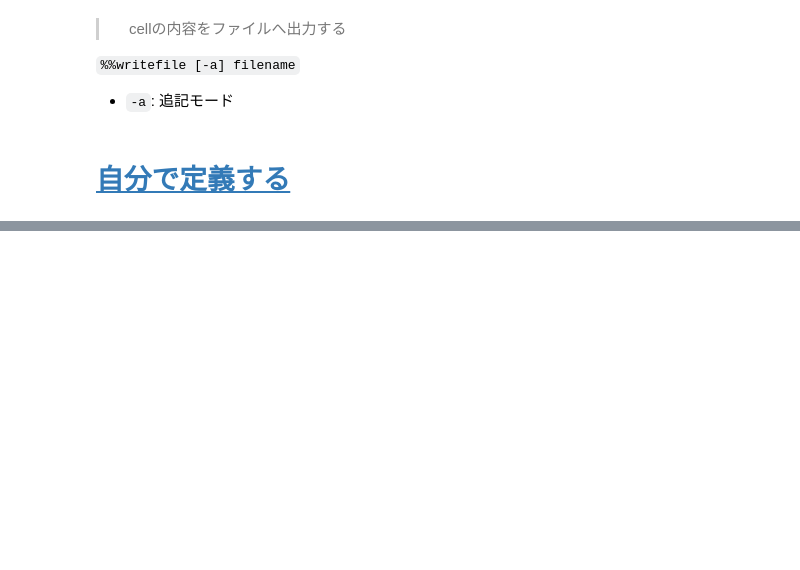
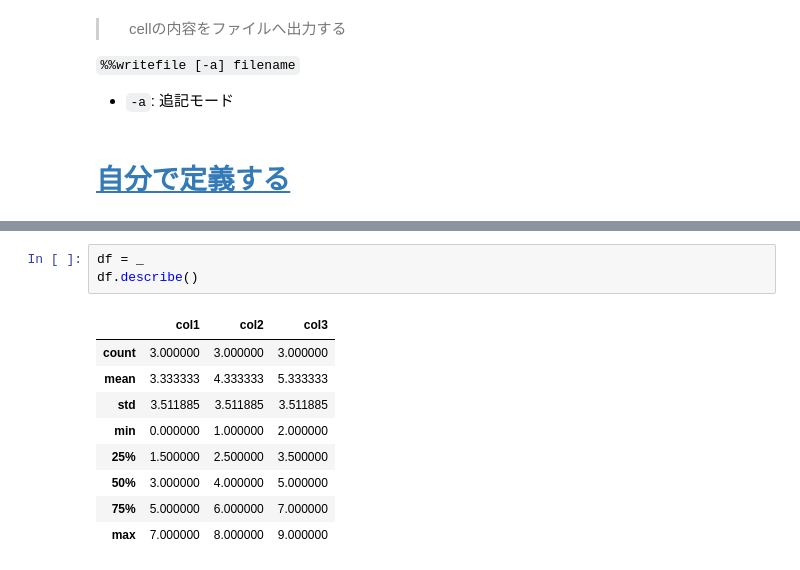
Before and after one commit to Zhongfu-Mao/zero-to-hero, a Jupyter notebook: DataScience/Jupyter/MagicCommands.ipynb, the cells around one changed output, grey strips where cells are left out. Drawn from its saved outputs; the diff is of its cells as text; blank space fills up the shorter version.

```diff
--- a/DataScience/Jupyter/MagicCommands.ipynb
+++ b/DataScience/Jupyter/MagicCommands.ipynb
@@ -706,0 +746,13 @@ print(open('prun0', 'r').read())
+# %%
+df = _
+df.describe()
+# %% [output]
+|  | col1 | col2 | col3 |
+| count | 3.000000 | 3.000000 | 3.000000 |
+| mean | 3.333333 | 4.333333 | 5.333333 |
+| std | 3.511885 | 3.511885 | 3.511885 |
+| min | 0.000000 | 1.000000 | 2.000000 |
+| 25% | 1.500000 | 2.500000 | 3.500000 |
+| 50% | 3.000000 | 4.000000 | 5.000000 |
+| 75% | 5.000000 | 6.000000 | 7.000000 |
+| max | 7.000000 | 8.000000 | 9.000000 |
```
Also changed, not shown: parts of 11 cells of this notebook, 1 other file.
